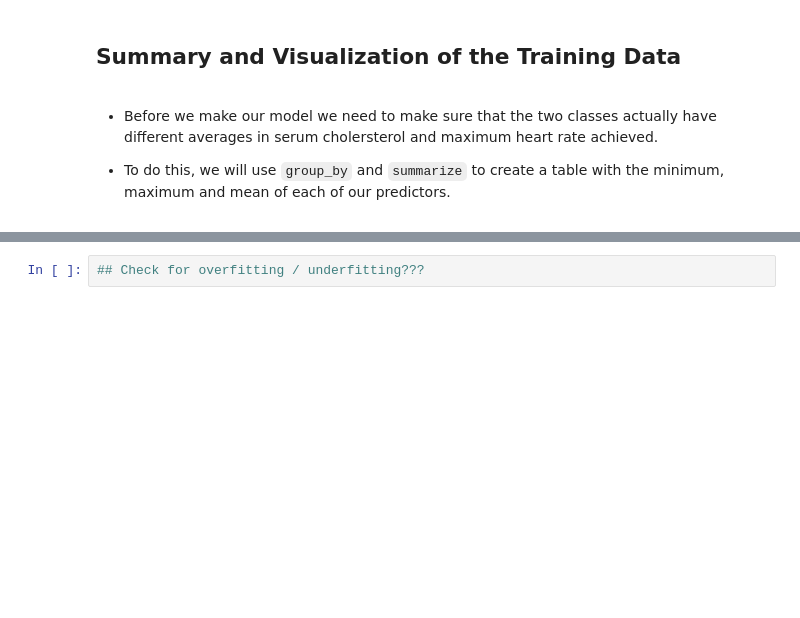
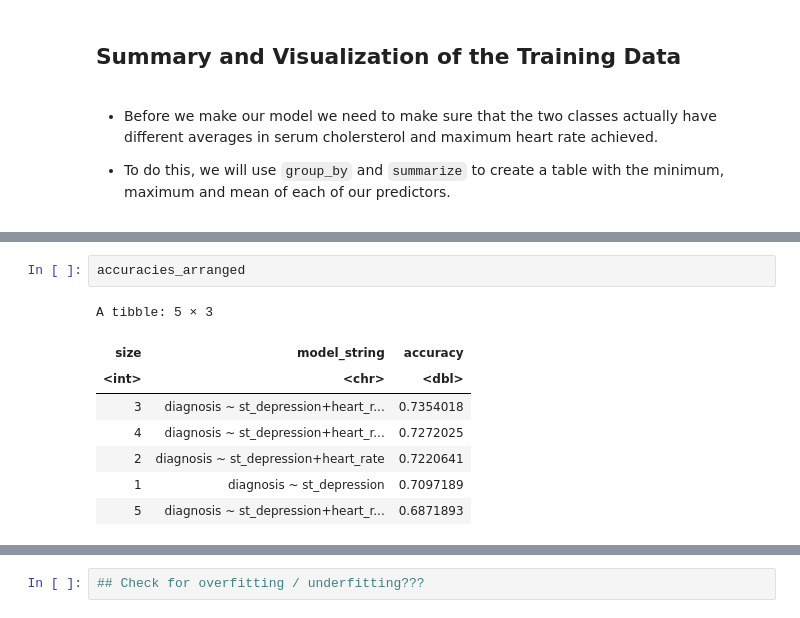
Before and after one commit to Git-Aarya/Heart-Disease-Predictor, a Jupyter notebook: muzammil_project.ipynb, the cells around one changed output, grey strips where cells are left out. Drawn from its saved outputs; the diff is of its cells as text; blank space fills up the shorter version.

```diff
--- a/muzammil_project.ipynb
+++ b/muzammil_project.ipynb
@@ -239,3 +331,14 @@ plot_grid(bp_box_plot, chol_box_plot, hr_box_plot,age_box_plot, dep_box_plot, nc
+# %%
+accuracies_arranged
+# %% [output]
+A tibble: 5 × 3
+| size | model_string | accuracy |
+| <int> | <chr> | <dbl> |
+| 3 | diagnosis ~ st_depression+heart_r... | 0.7354018 |
+| 4 | diagnosis ~ st_depression+heart_r... | 0.7272025 |
+| 2 | diagnosis ~ st_depression+heart_rate | 0.7220641 |
+| 1 | diagnosis ~ st_depression | 0.7097189 |
+| 5 | diagnosis ~ st_depression+heart_r... | 0.6871893 |
 # %%
 chol_hr_plot <- cleveland_train |> ggplot(aes(x = cholesterol, y = heart_rate, color = diagnosis)) + geom_point() +
 labs(x = "Cholesterol", y = "Heart Rate", color = "Diagnosis of Heart Disease") +
```
Also changed, not shown: parts of 8 cells of this notebook.
